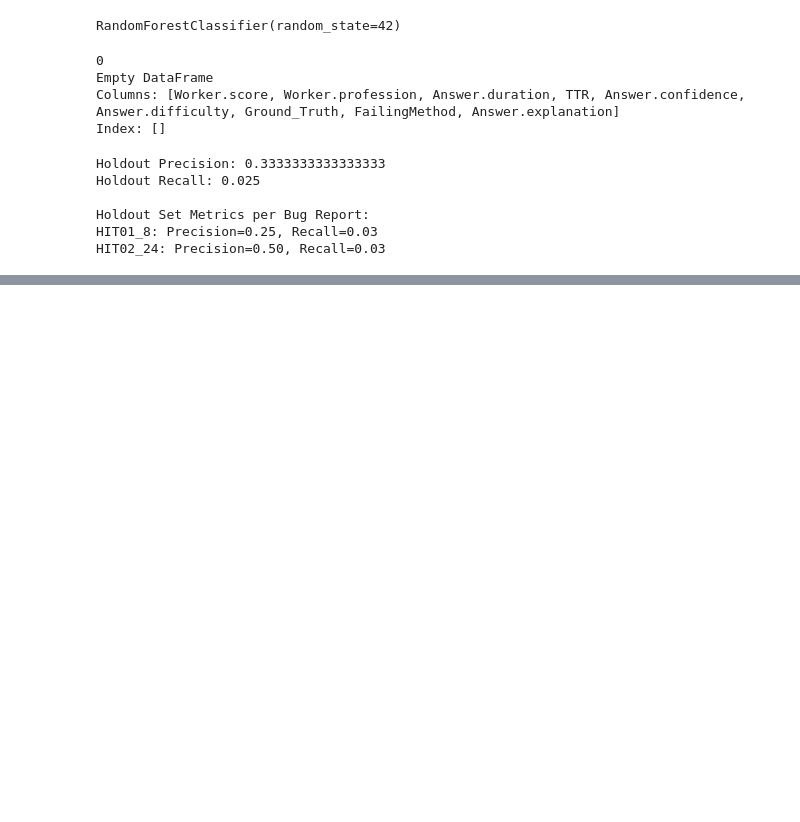
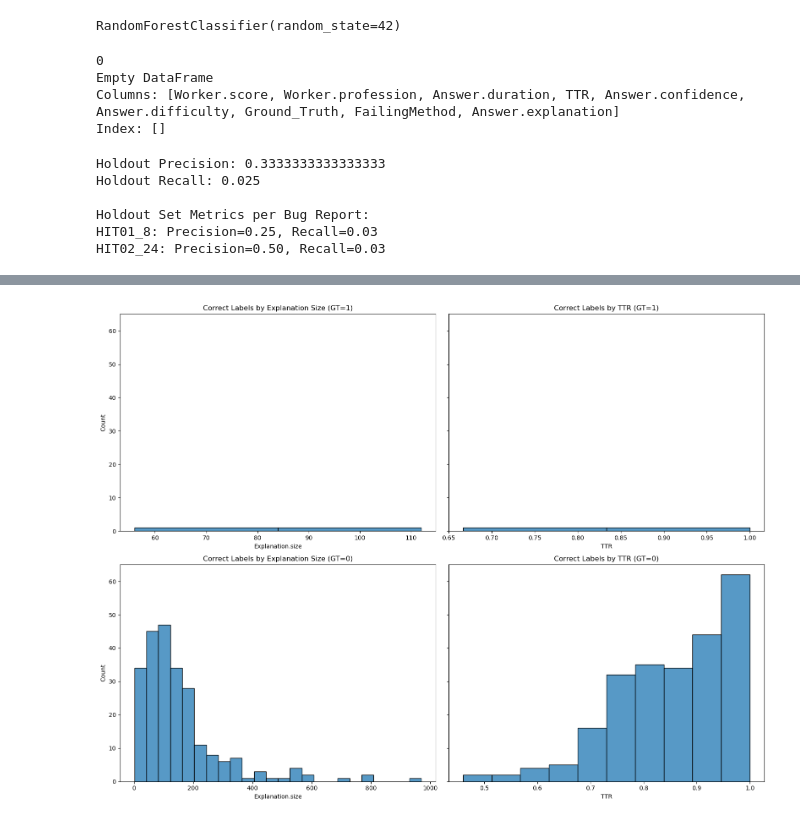
Before and after one commit to hpi-sam/ASE-GenAI, a Jupyter notebook: Belana-Ole/exercise2/notebook.ipynb, the cells around one changed output, grey strips where cells are left out. Drawn from its saved outputs; the diff is of its cells as text; code cells hidden in the pictures; blank space fills up the shorter version.

```diff
--- a/Belana-Ole/exercise2/notebook.ipynb
+++ b/Belana-Ole/exercise2/notebook.ipynb
@@ -211,0 +223,28 @@ rows_with_correct_answer.to_csv("correct_answers.csv", index=False)
+# %%
+# Filter only correct predictions
+ground_truth_1_correct = ground_truth_1[ground_truth_1['Correct'] == True]
+ground_truth_0_correct = ground_truth_0[ground_truth_0['Correct'] == True]
+
+# Create a function to plot distributions for correct labels only
+def plot_correct_distribution(data, feature, title, ax):
+    sns.histplot(data=data, x=feature, kde=False, palette='muted', ax=ax)
+    ax.set_title(title)
+    ax.set_xlabel(feature)
+    ax.set_ylabel('Count')
+
+# Set up the plotting grid
+fig, axes = plt.subplots(2, 2, figsize=(16, 12), sharey=True)
+
+# Plot for Explanation.size and TTR for Ground_Truth == 1
+plot_correct_distribution(ground_truth_1_correct, 'Explanation.size', 'Correct Labels by Explanation Size (GT=1)', axes[0, 0])
+plot_correct_distribution(ground_truth_1_correct, 'TTR', 'Correct Labels by TTR (GT=1)', axes[0, 1])
+
+# Plot for Explanation.size and TTR for Ground_Truth == 0
+plot_correct_distribution(ground_truth_0_correct, 'Explanation.size', 'Correct Labels by Explanation Size (GT=0)', axes[1, 0])
+plot_correct_distribution(ground_truth_0_correct, 'TTR', 'Correct Labels by TTR (GT=0)', axes[1, 1])
+
+# Adjust layout and show the plots
+plt.tight_layout()
+plt.show()
+# %% [output]
+[figure, added]
```
Also changed, not shown: parts of 4 cells of this notebook, 2 other files.
